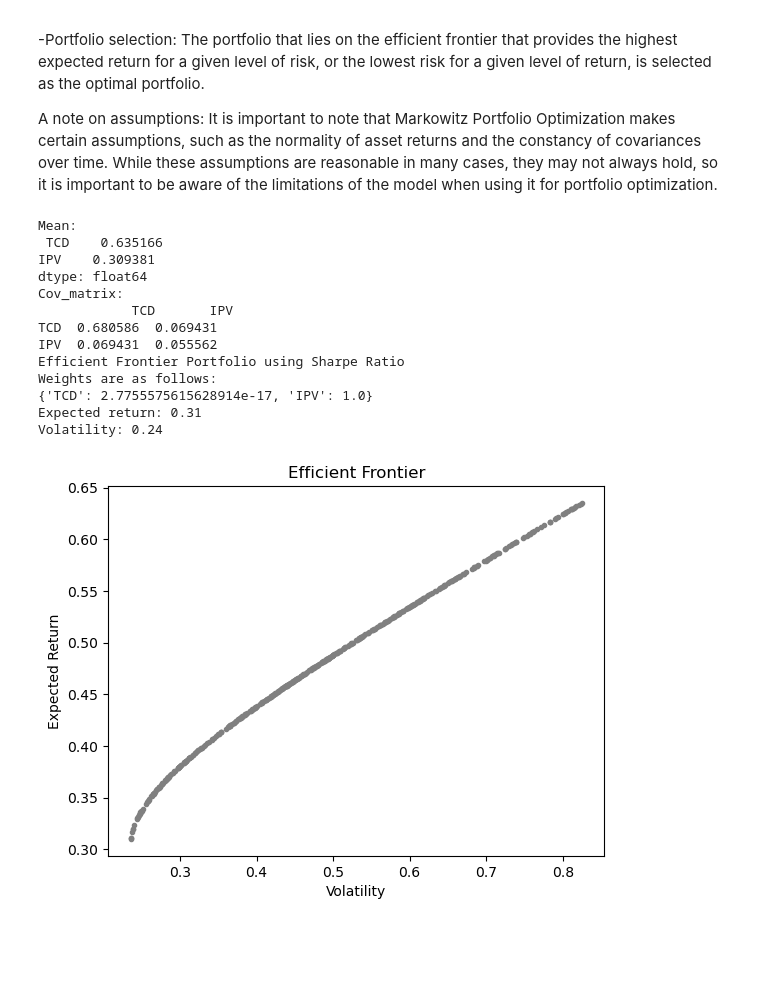
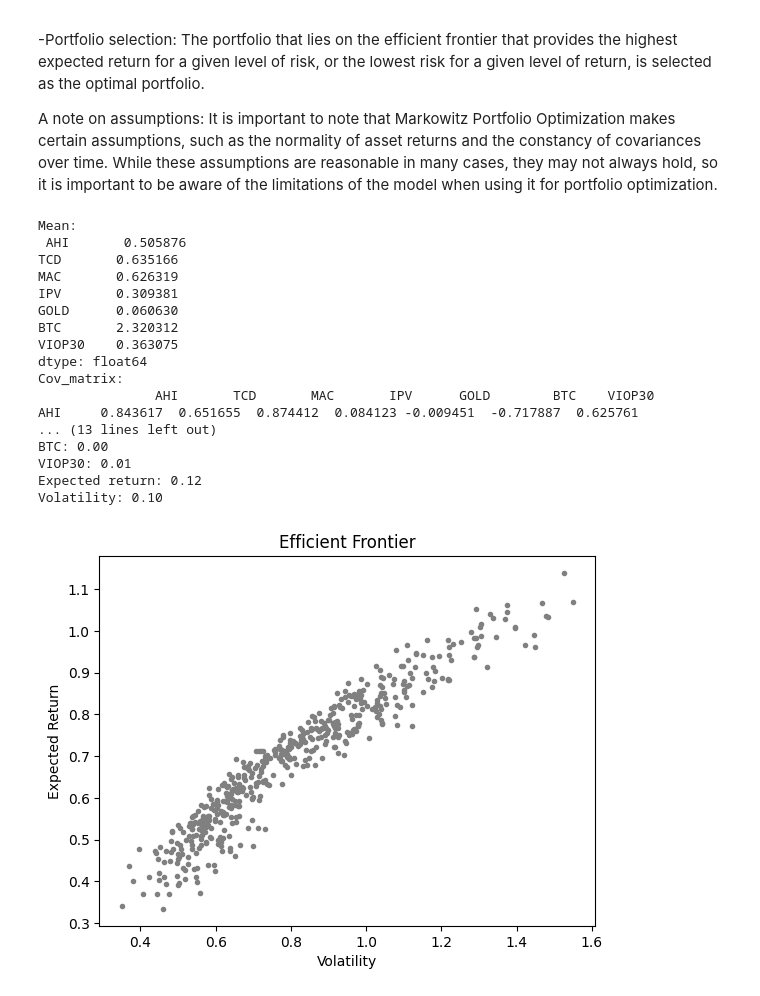
Before and after one commit to ergodique/Portfolio, a Jupyter notebook: Portfolio Optimisation/Portfolio Optimization.ipynb, the cells around one changed output. Saved outputs shown, nothing was run; the diff lists cells and outputs as text; code cells hidden in the pictures; blank space fills up the shorter version.

Commit message:
portfolio optimization değişiklikler

```diff
--- a/Portfolio Optimisation/Portfolio Optimization.ipynb
+++ b/Portfolio Optimisation/Portfolio Optimization.ipynb
@@ -40,7 +40,7 @@ from scipy.optimize import minimize
 
 # Load the data into a pandas DataFrame
 
-df = pd.read_excel('annual_returns.xlsx', sheet_name='Sheet11',index_col=0)
+df = pd.read_excel('annual_returns.xlsx', sheet_name='Sheet1',index_col=0)
 # df = pd.read_excel("annual_returns.xlsx")
 numeric_cols = df.select_dtypes(include=['float64', 'int64'])
 df[numeric_cols.columns] = numeric_cols / 100
@@ -67,7 +67,8 @@ def portfolio_variance(weights):
 constraints = ({'type': 'eq', 'fun': lambda x: np.sum(x) - 1})
 
 # Define bounds for weights (between -1 and 1)
-bounds = tuple((-1, 1) for i in range(num_assets))
+bounds = tuple((0, 1) for i in range(num_assets))
+
 
 # Define initial guess for weights (equal weights)
 init_guess = [1/num_assets] * num_assets
@@ -84,44 +85,50 @@ weights_dict = dict(zip(asset_names,weights))
 # print the results
 print("Efficient Frontier Portfolio using Sharpe Ratio")
 print('Weights are as follows:')
-print(weights_dict)
+# print(weights_dict)
+for asset, weight in weights_dict.items():
+    print(f"{asset}: {weight:.2f}")
 
 # Calculate returns and volatility of efficient portfolio
 portfolio_return = np.dot(weights.T, mean_returns)
 portfolio_volatility = np.sqrt(np.dot(weights.T, np.dot(cov_matrix, weights)))
 
 # Print results
 # print(f'Weights: {weights}')
 print(f'Expected return: {portfolio_return:.2f}')
 print(f'Volatility: {portfolio_volatility:.2f}')
 
 # Plot efficient frontier
 portfolio_returns = []
 portfolio_volatilities = []
 for i in range(500):
     weights = np.random.rand(num_assets)
     weights /= np.sum(weights)
     portfolio_returns.append(np.dot(weights.T, mean_returns))
     portfolio_volatilities.append(np.sqrt(np.dot(weights.T, np.dot(cov_matrix, weights))))
 portfolio_returns = np.array(portfolio_returns)
 portfolio_volatilities = np.array(portfolio_volatilities)
 plt.scatter(portfolio_volatilities, portfolio_returns, marker='.', color='gray')
 plt.title('Efficient Frontier')
 plt.xlabel('Volatility')
 plt.ylabel('Expected Return')
 plt.show()
 # %% [output]
 Mean:
- TCD    0.635166
-IPV    0.309381
+ AHI       0.505876
+TCD       0.635166
+MAC       0.626319
+IPV       0.309381
+GOLD      0.060630
+BTC       2.320312
+VIOP30    0.363075
 dtype: float64
 Cov_matrix:
-            TCD       IPV
-TCD  0.680586  0.069431
-IPV  0.069431  0.055562
-Efficient Frontier Portfolio using Sharpe Ratio
-Weights are as follows:
-{'TCD': 2.7755575615628914e-17, 'IPV': 1.0}
-Expected return: 0.31
-Volatility: 0.24
+               AHI       TCD       MAC       IPV      GOLD        BTC    VIOP30
+AHI     0.843617  0.651655  0.874412  0.084123 -0.009451  -0.717887  0.625761
+... (13 lines left out)
+BTC: 0.00
+VIOP30: 0.01
+Expected return: 0.12
+Volatility: 0.10
-[figure, old version]
+[figure, new version]
```
Also changed, not shown: 2 other files.
